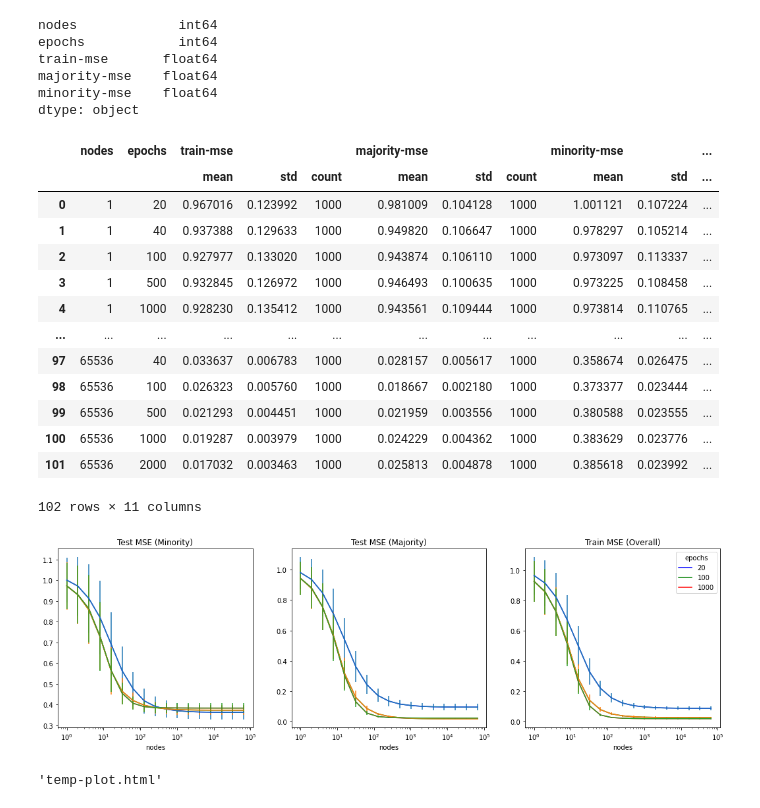
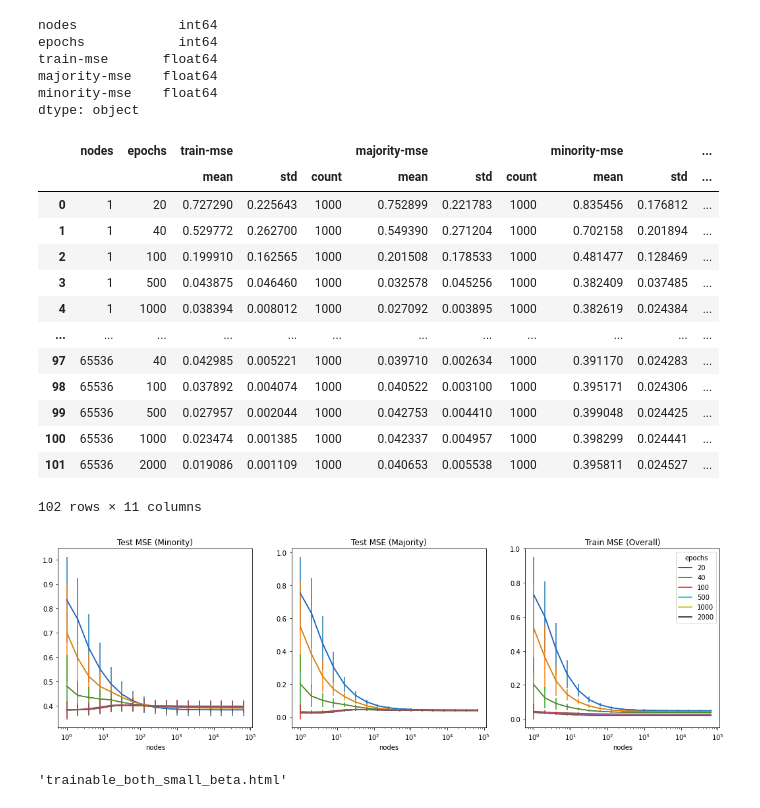
Before and after one commit to smaityumich/overparameterized-group-fairness, a Jupyter notebook: plots.ipynb, the cells around one changed output. Saved outputs shown, nothing was run; the diff lists cells and outputs as text; code cells hidden in the pictures.

```diff
--- a/plots.ipynb
+++ b/plots.ipynb
@@ -3,14 +3,22 @@ import re
 import pandas as pd
 import numpy as np
 import matplotlib.pyplot as plt
-
-exp = 'result.txt'
+filename = 'trainable_both_small_beta'
+exp = filename + '.txt'
 with open(exp) as fh:
     out = fh.read()
 
 out = re.split(r'\n', out)
 
-dict_list = [eval(d) for d in out]
+dict_list = []
+for d in out:
+    try:
+        f = eval(d)
+        dict_list.append(f)
+    except:
+        continue
+
+#dict_list = [eval(d) for d in out]
 df = pd.DataFrame(dict_list)
 #df['lipton-excess'] = (df['lipton'] - df['bayes_error']).astype('float32')
 #df['oracle-excess'] = (df['oracle'] - df['bayes_error']).astype('float32')
@@ -32,56 +40,56 @@ result
 # %% [output]
 |  | nodes | epochs | train-mse |  |  | majority-mse |  |  | minority-mse |  | ... |
 |  |  |  | mean | std | count | mean | std | count | mean | std | ... |
-| 0 | 1 | 20 | 0.967016 | 0.123992 | 1000 | 0.981009 | 0.104128 | 1000 | 1.001121 | 0.107224 | ... |
-| 1 | 1 | 40 | 0.937388 | 0.129633 | 1000 | 0.949820 | 0.106647 | 1000 | 0.978297 | 0.105214 | ... |
-| 2 | 1 | 100 | 0.927977 | 0.133020 | 1000 | 0.943874 | 0.106110 | 1000 | 0.973097 | 0.113337 | ... |
-| 3 | 1 | 500 | 0.932845 | 0.126972 | 1000 | 0.946493 | 0.100635 | 1000 | 0.973225 | 0.108458 | ... |
-| 4 | 1 | 1000 | 0.928230 | 0.135412 | 1000 | 0.943561 | 0.109444 | 1000 | 0.973814 | 0.110765 | ... |
+| 0 | 1 | 20 | 0.727290 | 0.225643 | 1000 | 0.752899 | 0.221783 | 1000 | 0.835456 | 0.176812 | ... |
+| 1 | 1 | 40 | 0.529772 | 0.262700 | 1000 | 0.549390 | 0.271204 | 1000 | 0.702158 | 0.201894 | ... |
+| 2 | 1 | 100 | 0.199910 | 0.162565 | 1000 | 0.201508 | 0.178533 | 1000 | 0.481477 | 0.128469 | ... |
+| 3 | 1 | 500 | 0.043875 | 0.046460 | 1000 | 0.032578 | 0.045256 | 1000 | 0.382409 | 0.037485 | ... |
+| 4 | 1 | 1000 | 0.038394 | 0.008012 | 1000 | 0.027092 | 0.003895 | 1000 | 0.382619 | 0.024384 | ... |
 | ... | ... | ... | ... | ... | ... | ... | ... | ... | ... | ... | ... |
-| 97 | 65536 | 40 | 0.033637 | 0.006783 | 1000 | 0.028157 | 0.005617 | 1000 | 0.358674 | 0.026475 | ... |
-| 98 | 65536 | 100 | 0.026323 | 0.005760 | 1000 | 0.018667 | 0.002180 | 1000 | 0.373377 | 0.023444 | ... |
-| 99 | 65536 | 500 | 0.021293 | 0.004451 | 1000 | 0.021959 | 0.003556 | 1000 | 0.380588 | 0.023555 | ... |
-| 100 | 65536 | 1000 | 0.019287 | 0.003979 | 1000 | 0.024229 | 0.004362 | 1000 | 0.383629 | 0.023776 | ... |
-| 101 | 65536 | 2000 | 0.017032 | 0.003463 | 1000 | 0.025813 | 0.004878 | 1000 | 0.385618 | 0.023992 | ... |
+| 97 | 65536 | 40 | 0.042985 | 0.005221 | 1000 | 0.039710 | 0.002634 | 1000 | 0.391170 | 0.024283 | ... |
+| 98 | 65536 | 100 | 0.037892 | 0.004074 | 1000 | 0.040522 | 0.003100 | 1000 | 0.395171 | 0.024306 | ... |
+| 99 | 65536 | 500 | 0.027957 | 0.002044 | 1000 | 0.042753 | 0.004410 | 1000 | 0.399048 | 0.024425 | ... |
+| 100 | 65536 | 1000 | 0.023474 | 0.001385 | 1000 | 0.042337 | 0.004957 | 1000 | 0.398299 | 0.024441 | ... |
+| 101 | 65536 | 2000 | 0.019086 | 0.001109 | 1000 | 0.040653 | 0.005538 | 1000 | 0.395811 | 0.024527 | ... |
 102 rows × 11 columns
 # %%
-epochs_list = [20, 100, 1000]#np.unique(df['epochs'])
-color_list = 'bgr'#'bgrcyk'
+epochs_list = np.unique(df['epochs'])
+color_list = 'bgrcyk'
 
 fig, ax = plt.subplots(1, 3, figsize = (18, 5), sharex=True)
 for epochs, color in zip(epochs_list, color_list):
     result1 = result.loc[result['epochs']==epochs]
     nodes, mean, std, count = result1['nodes'], result1['minority-mse']['mean'], result1['minority-mse']['std'],\
      result1['minority-mse']['count']
     ax[0].plot(nodes, mean, color)
     ax[0].errorbar(nodes, mean, std)
     #ax[0].set_yscale('log')
     ax[0].set_xscale('log')
     ax[0].set_title('Test MSE (Minority)')
     ax[0].set_xlabel('nodes')
 
 
     mean, std, count = result1['majority-mse']['mean'], result1['majority-mse']['std'], result1['majority-mse']['count']
     ax[1].plot(nodes, mean, color)
     ax[1].errorbar(nodes, mean, std)
     #ax[0].set_yscale('log')
     ax[1].set_xscale('log')
     ax[1].set_title('Test MSE (Majority)')
     ax[1].set_xlabel('nodes')
 
     mean, std, count = result1['train-mse']['mean'], result1['train-mse']['std'], result1['train-mse']['count']
     ax[2].plot(nodes, mean, color)
     ax[2].errorbar(nodes, mean, std)
     #ax[0].set_yscale('log')
     ax[2].set_xscale('log')
     ax[2].set_title('Train MSE (Overall)')
     ax[2].set_xlabel('nodes')
 
 
 plt.legend(epochs_list, title='epochs')
-plt.savefig('fig1.pdf')
+plt.savefig(filename + '.pdf')
 # %% [output]
-[figure, old version]
+[figure, new version]
 # %%
 epochs_list = np.unique(df['epochs'])
 color_list=['red', 'green', 'blue', 'black', 'purple', 'orange']
@@ -115,6 +123,6 @@ fig.update_xaxes(type = 'log', title = 'nodes')
 fig.update_layout(height = 400, width = 1000, legend_title_text='epochs')
 
 fig.show()
-plotly.offline.plot(fig, 'mse.html')
+plotly.offline.plot(fig, filename = filename + '.html')
 # %% [output]
-'temp-plot.html'
+'trainable_both_small_beta.html'
```
Also changed, not shown: 12 other files.
